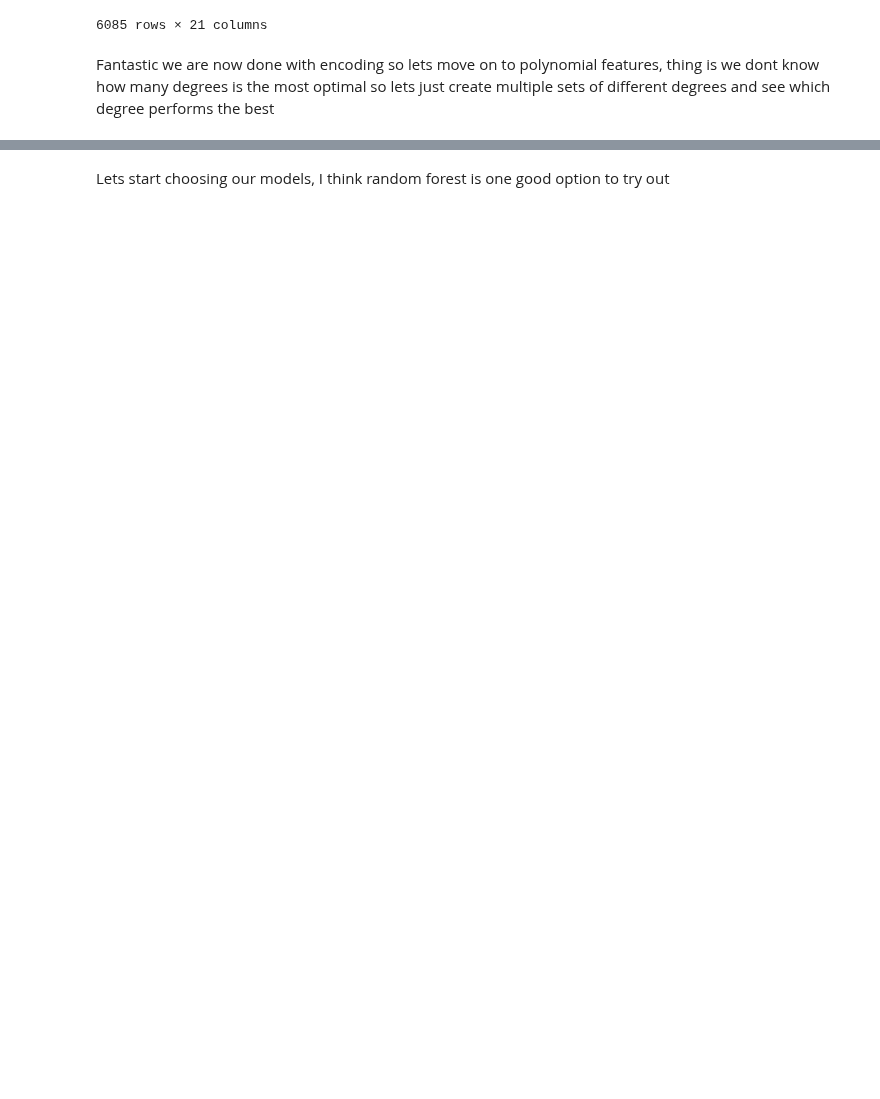
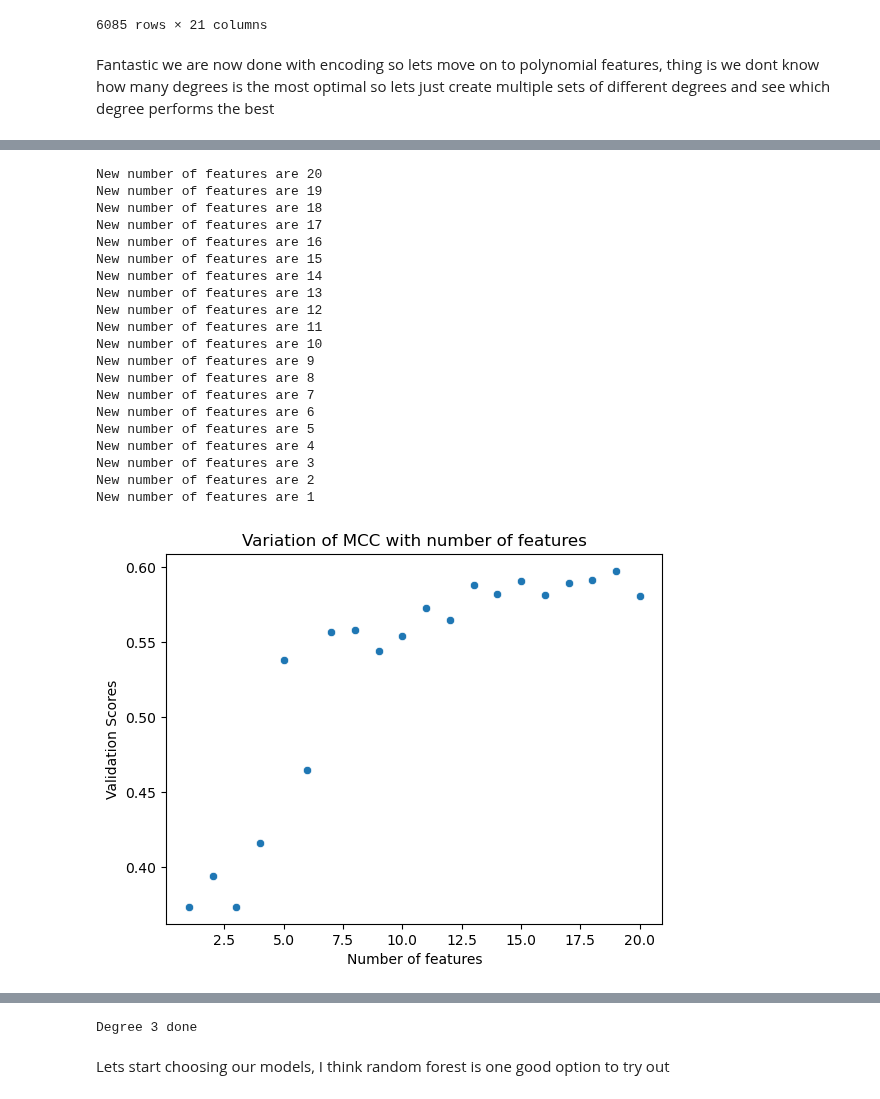
Before and after one commit to lseeker5/Spaceship-Titanic, a Jupyter notebook: spaceship-titanic-v1.ipynb, the cells around one changed output, grey strips where cells are left out. Cells and saved outputs as stored; diff of their text form; code cells hidden in the pictures; blank space fills up the shorter version.

Commit message:
Kaggle Notebook | Spaceship Titanic v19 | Version 55

```diff
--- a/spaceship-titanic-v1.ipynb
+++ b/spaceship-titanic-v1.ipynb
@@ -565,11 +558,3 @@ X_train_encoded
 6085 rows × 21 columns
 # %% [markdown]
 Fantastic we are now done with encoding so lets move on to polynomial features, thing is we dont know how many degrees is the most optimal so lets just create multiple sets of different degrees and see which degree performs the best
-# %%
-max_degree=6#Any higher and the notebook cannot withstand it as the RAM is only 30gb
-polynomials={}
-for degree in range(1,max_degree+1):
-    poly = PolynomialFeatures(degree=degree)
-    poly_features=poly.fit_transform(X_train_encoded)
-    polynomials[degree+1]=poly_features
-    print('Done')
@@ -584,0 +561,70 @@ Done
+# %%
+optimal_num_of_features=[]
+best_scores_for_each_degree=[]
+
+max_degree=3#Theres already 2024 features when degree is 3
+
+for degree in range(1,max_degree+1):
+    poly = PolynomialFeatures(degree=degree)
+    X_train_poly=poly.fit_transform(X_train_encoded)
+    X_valid_poly=poly.transform(X_valid)
+    max_num_of_features=X_train_poly.shape[1]
+    num_of_features=X_train_poly.shape[1]-1
+    rf_classifier = RandomForestClassifier(random_state=42)
+    val_scores=[]
+    new_X_train=X_train_poly
+    new_X_valid=X_valid_poly
+    full_features=list(sorted(range(1, num_of_features), reverse=True))
+
+    while num_of_features>1:
+        rfe = RFE(estimator=rf_classifier, n_features_to_select=num_of_features)
+        rfe.fit(new_X_train, y_train)
+        selected_features = rfe.support_
+        #print(selected_features)
+        #print(X_train_poly.shape)
+        new_X_train=new_X_train[:,selected_features]
+        #print(new_X_train.shape)
+        #print(X_valid.shape)
+        new_X_valid=new_X_valid[:,selected_features]
+        rf_classifier.fit(new_X_train,y_train)
+        y_pred=rf_classifier.predict(new_X_valid)
+        mcc = matthews_corrcoef(y_valid, y_pred)
+        val_scores.append(mcc)
+        num_of_features-=1
+        print(f"New number of features are {num_of_features}")
+
+    sns.scatterplot(x=full_features, y=val_scores)
+    # Add labels and a title
+    plt.xlabel('Number of features')
+    plt.ylabel('Validation Scores')
+    plt.title('Variation of MCC with number of features')
+    # Show the plot
+    plt.show()
+
+    max_index = val_scores.index(max(val_scores))
+    best_number_of_features=X_train_poly.shape[1]-1-max_index
+    optimal_num_of_features.append(best_number_of_features)
+    best_scores_for_each_degree.append(max(val_scores))
+    print(f"Degree {degree} done")
+# %% [output]
+New number of features are 20
+New number of features are 19
+New number of features are 18
+New number of features are 17
+New number of features are 16
+New number of features are 15
+New number of features are 14
+New number of features are 13
+New number of features are 12
+New number of features are 11
+New number of features are 10
+New number of features are 9
+New number of features are 8
+New number of features are 7
+New number of features are 6
+New number of features are 5
+New number of features are 4
+New number of features are 3
+New number of features are 2
+New number of features are 1
+[figure, added]
@@ -585,2 +667,3 @@ Done
+Degree 3 done
 # %% [markdown]
 Lets start choosing our models, I think random forest is one good option to try out
```
Also changed, not shown: parts of 10 cells of this notebook.
